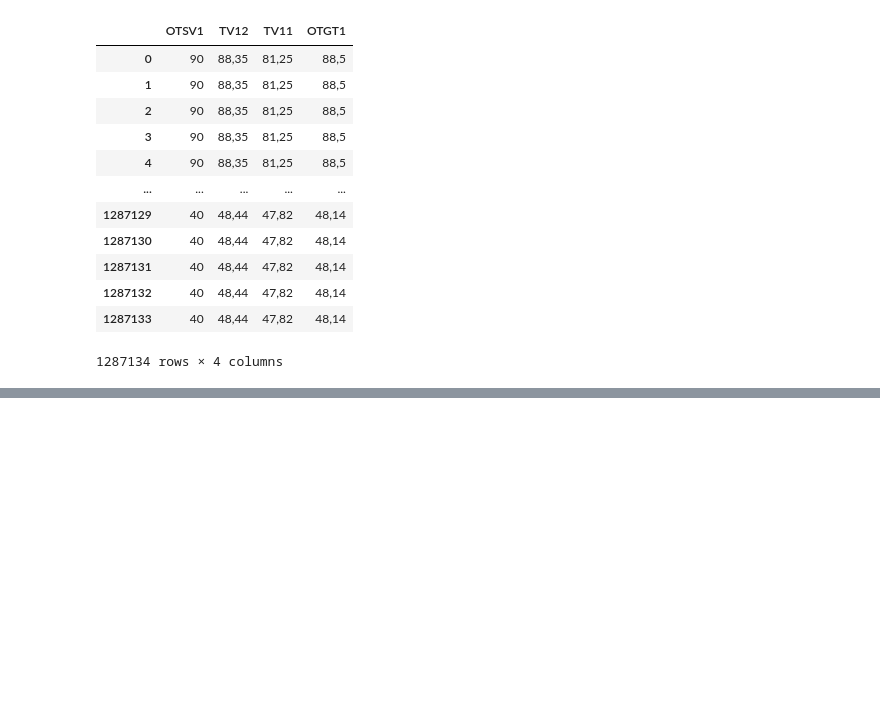
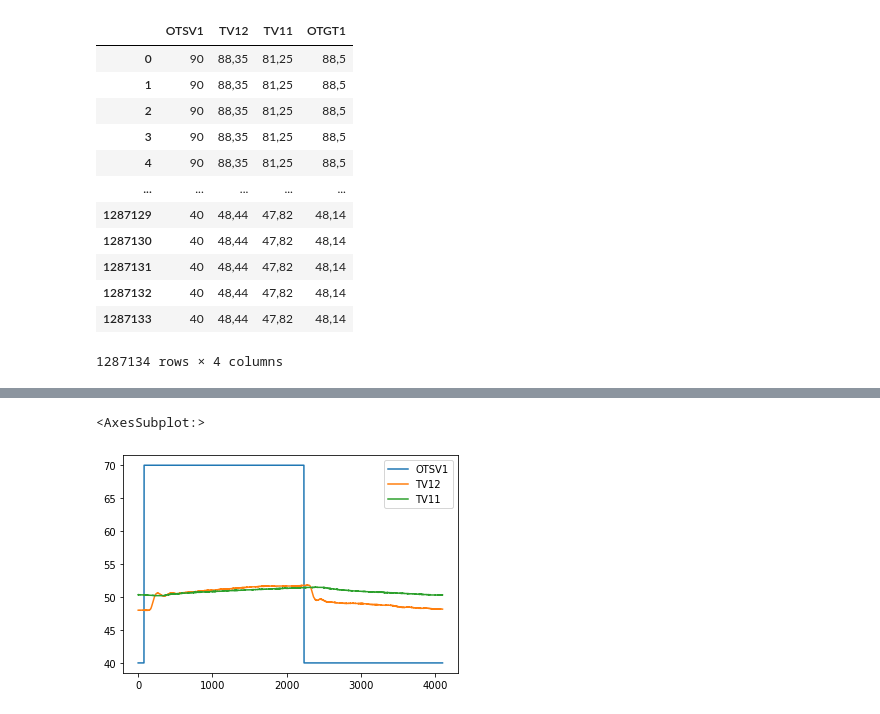
Before and after one commit to JeremyKTH/Gearbox-Oil-Conditioning-System, a Jupyter notebook: Data Pre-process.ipynb, the cells around one changed output, grey strips where cells are left out. Saved outputs shown, nothing was run; the diff lists cells and outputs as text; code cells hidden in the pictures; blank space fills up the shorter version.

```diff
--- a/Data Pre-process.ipynb
+++ b/Data Pre-process.ipynb
@@ -160,0 +194,6 @@ clean_data
+# %%
+D_474 = c_40_data[['OTSV1', 'TV12', 'TV11']].iloc[0:4100,:]
+D_474.plot()
+# %% [output]
+<AxesSubplot:>
+[figure, added]
```
Also changed, not shown: parts of 28 cells of this notebook.
